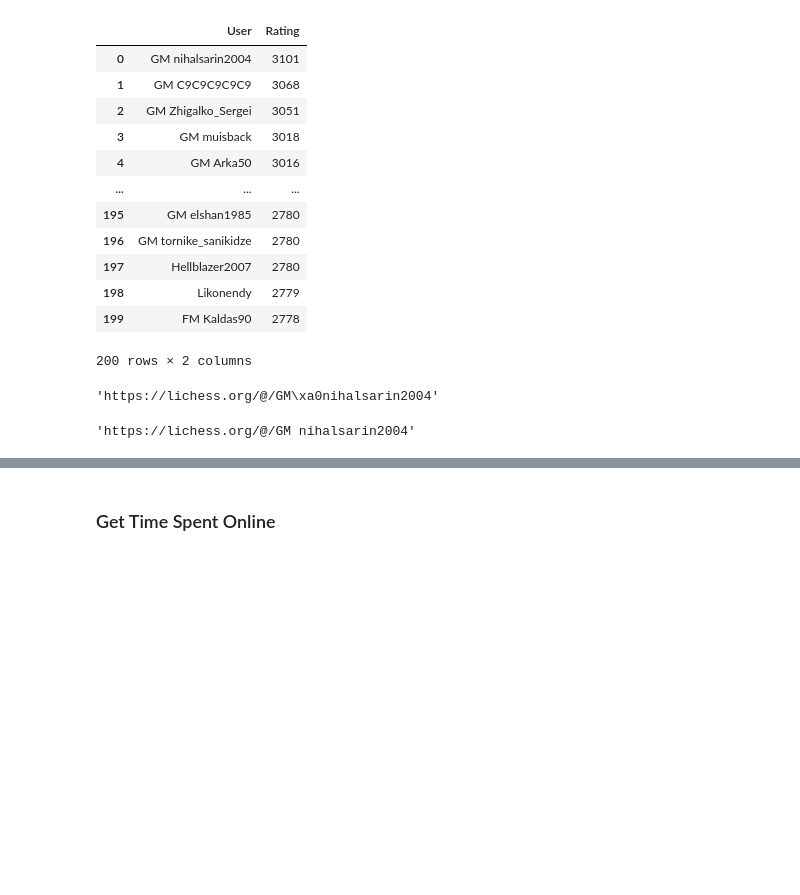
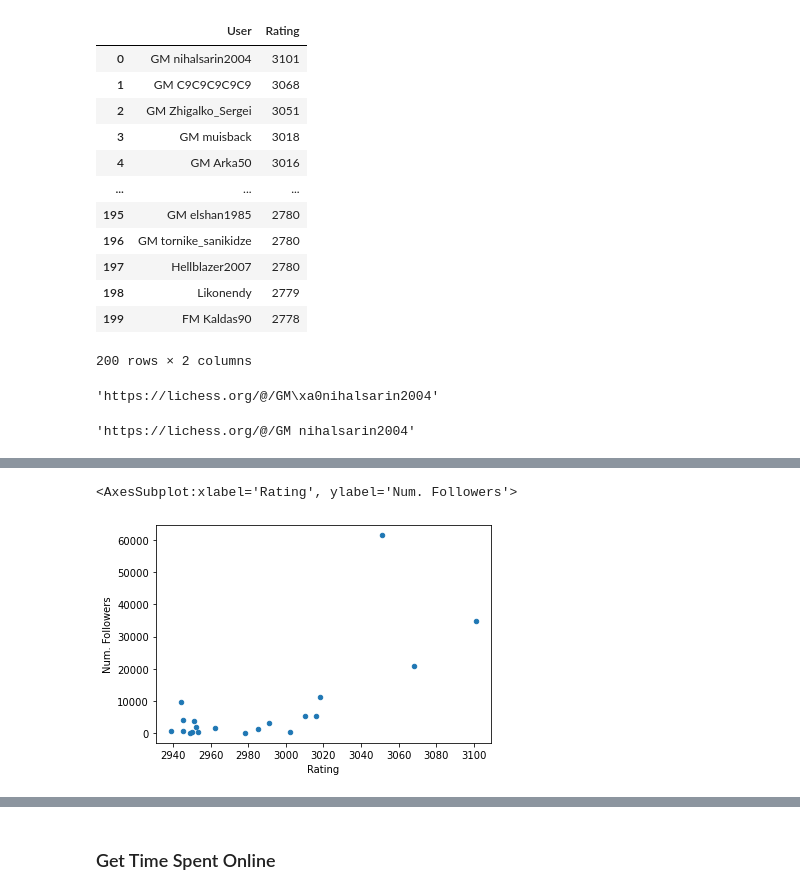
Before and after one commit to m-gaster/Library-Workshop, a Jupyter notebook: Final Tutorial.ipynb, the cells around one changed output, grey strips where cells are left out. Drawn from its saved outputs; the diff is of its cells as text; code cells hidden in the pictures; blank space fills up the shorter version.

```diff
--- a/Final Tutorial.ipynb
+++ b/Final Tutorial.ipynb
@@ -554,0 +560,2 @@ players_df
+# %%
+players_df['URL'] = players_df['Username'].apply(indiv_URL_formula)
@@ -554,0 +696,37 @@ players_df
+# %%
+# FINAL SCRAPING FUNCTION
+import time
+
+
+def scrape_all_user_stats(df):
+    '''
+    input = dataframe containing a column called "URL", which holds user acct. URLs
+    output = input dataframe + scraped columns
+    '''
+    scraped_info_dict = {'Name': [],
+                         'Num. Games': [],
+                        'Num. Followers': []}
+
+    for player_url in df['URL']:
+        print(player_url)
+
+        time.sleep(.1)
+
+        this_player_response = requests.get(player_url)
+
+        this_player_soup = BeautifulSoup(this_player_response.text, 'html.parser')
+
+        scraped_info_dict['Name'].append(get_name(this_player_soup))
+
+        scraped_info_dict['Num. Games'].append(get_num_games(this_player_soup))
+
+        scraped_info_dict['Num. Followers'].append(get_num_followers(this_player_soup))
+
+    scraped_info_df = pd.DataFrame(scraped_info_dict)
+    return pd.concat([df, scraped_info_df], axis=1)
+#     return scraped_info_df
+#     df = pd.concat([df, scraped_info_df], axis=1)
+
+#     df['Name'] = scraped_info_dict['Name']
+#     df['Num. Games'] = scraped_info_dict['Num. Games']
+#     df['Num. Followers'] = scraped_info_dict['Num. Followers']
@@ -554,0 +737,2 @@ players_df
+# %%
+test = scrape_all_user_stats(players_df.head(20))
@@ -554,0 +760,5 @@ players_df
+# %%
+test.plot.scatter(x='Rating', y='Num. Followers')
+# %% [output]
+<AxesSubplot:xlabel='Rating', ylabel='Num. Followers'>
+[figure, added]
```
Also changed, not shown: parts of 22 cells of this notebook.
